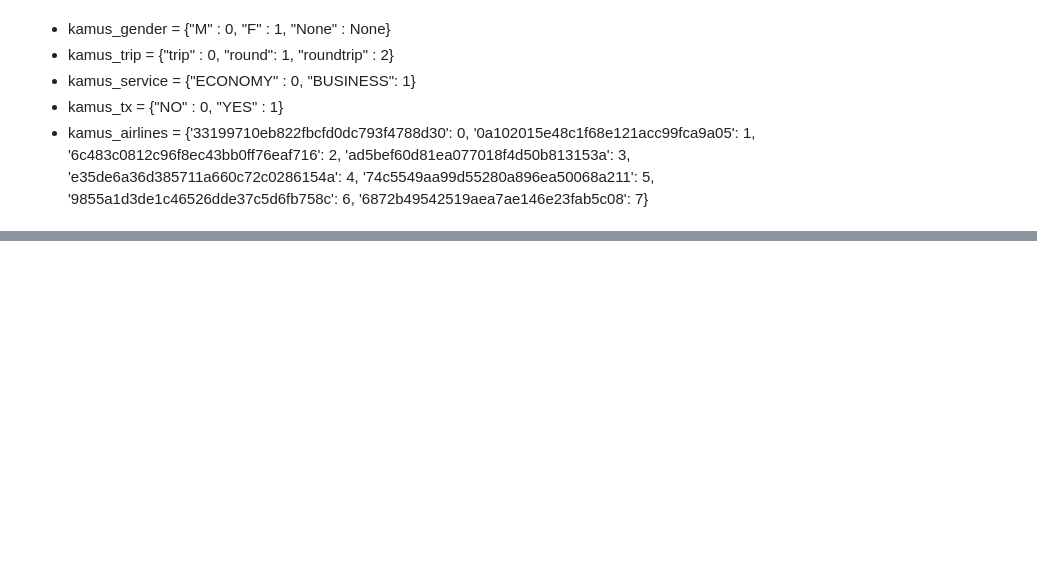
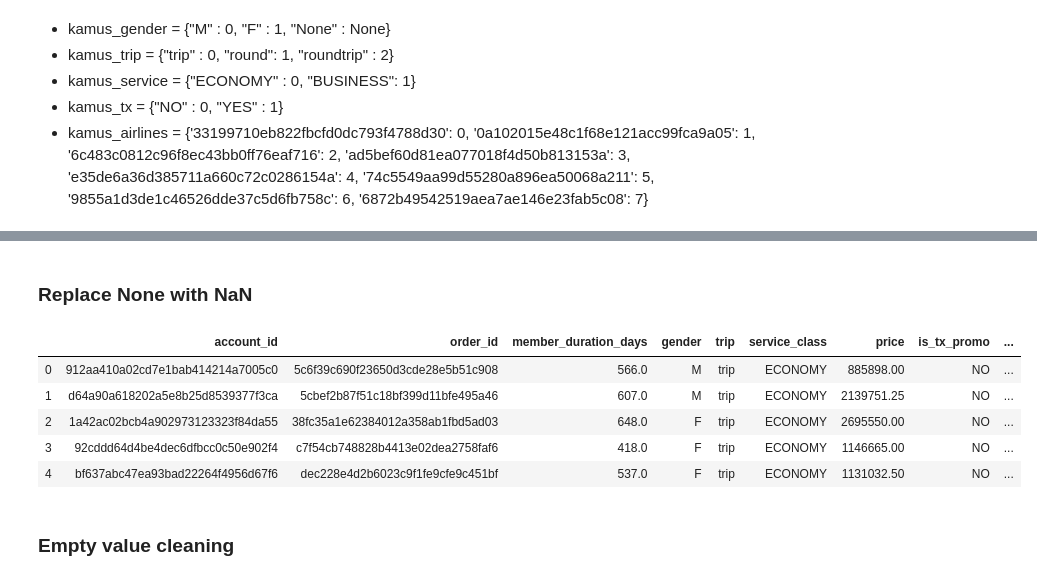
Before and after one commit to skylible/datavidia-2019, a Jupyter notebook: Datavidia analysis.ipynb, the cells around one changed output, grey strips where cells are left out. Drawn from its saved outputs; the diff is of its cells as text; code cells hidden in the pictures; blank space fills up the shorter version.

```diff
--- a/Datavidia analysis.ipynb
+++ b/Datavidia analysis.ipynb
@@ -51,0 +30,14 @@ test["visited_city"] = temp
+# %% [markdown]
+### Replace None with NaN
+# %%
+flight.replace(to_replace=['None'], value=np.nan, inplace=True)
+flight.head()
+# %% [output]
+|  | account_id | order_id | member_duration_days | gender | trip | service_class | price | is_tx_promo | ... |
+| 0 | 912aa410a02cd7e1bab414214a7005c0 | 5c6f39c690f23650d3cde28e5b51c908 | 566.0 | M | trip | ECONOMY | 885898.00 | NO | ... |
+| 1 | d64a90a618202a5e8b25d8539377f3ca | 5cbef2b87f51c18bf399d11bfe495a46 | 607.0 | M | trip | ECONOMY | 2139751.25 | NO | ... |
+| 2 | 1a42ac02bcb4a902973123323f84da55 | 38fc35a1e62384012a358ab1fbd5ad03 | 648.0 | F | trip | ECONOMY | 2695550.00 | NO | ... |
+| 3 | 92cddd64d4be4dec6dfbcc0c50e902f4 | c7f54cb748828b4413e02dea2758faf6 | 418.0 | F | trip | ECONOMY | 1146665.00 | NO | ... |
+| 4 | bf637abc47ea93bad22264f4956d67f6 | dec228e4d2b6023c9f1fe9cfe9c451bf | 537.0 | F | trip | ECONOMY | 1131032.50 | NO | ... |
+# %% [markdown]
+### Empty value cleaning
```
Also changed, not shown: parts of 22 cells of this notebook.
